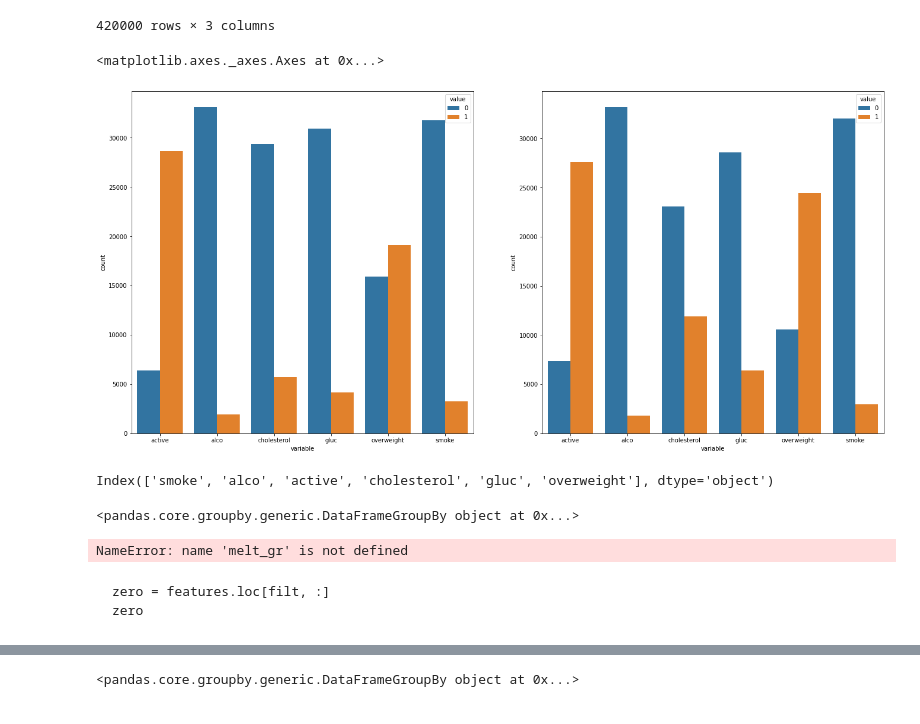
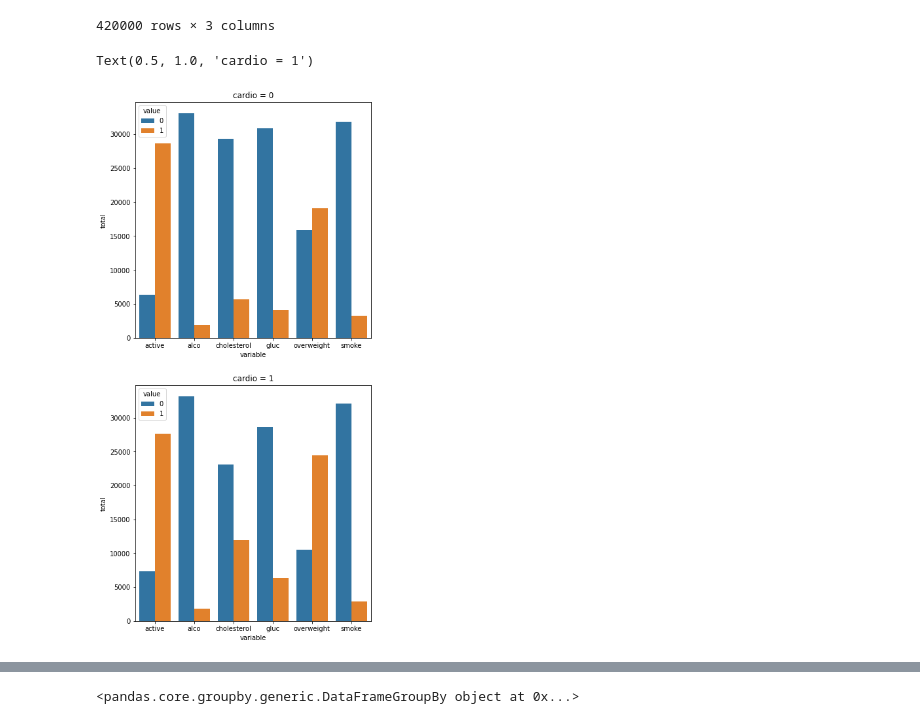
Before and after one commit to Hector-N/FCC-Data-Analysis-with-Python-Certification, a Jupyter notebook: medical_data_visualizer/MDV.ipynb, the cells around one changed output, grey strips where cells are left out. Drawn from its saved outputs; the diff is of its cells as text; code cells hidden in the pictures.

Commit message:
Draw count-plot

````diff
--- a/medical_data_visualizer/MDV.ipynb
+++ b/medical_data_visualizer/MDV.ipynb
@@ -6,4 +6,6 @@ import seaborn as sns
 
 %matplotlib inline
 # %%
-medical = pd.read_csv('medical_examination.csv')
+medical = pd.read_csv('medical_examination.csv', index_col='id')
+
+medical
@@ -124,50 +111,33 @@ melted
 # melted_0 = melted.loc[(melted.cardio == 0), :]
 # melted_0
 # %%
-# sns.catplot(x=melted_0.variable.values, y=melted_0.value.values)
-# sns.catplot(x=melted_0.variable, y=melted_0.value, data=melted_0)
-# sns.catplot(x=melted_0.variable, y=melted_0.value, data=melted_0, kind='bar')
-
 # 1
 # sns.catplot(x='variable', hue='value', data=melted_0, kind='count')
 
 # 2
-fig = plt.figure(figsize=(16, 8))
-ax1 = fig.add_axes([0, 0, 0.5, 1])
-ax2 = fig.add_axes([0.6, 0, 0.5, 1])
+fig = plt.figure(figsize=(5, 10))
+ax1 = fig.add_axes([0, 0, 1, 0.5])
+ax0 = fig.add_axes([0, 0.6, 1, 0.5])
 
 cols = sorted(list(features.drop('cardio', axis=1).columns))
 # sns.catplot(x='variable', hue='value', data=melted[melted.cardio == 0],
 #             ax=ax1,
 #             kind='count',
 #             hue_order=(0, 1),
 #             order=cols)
 sns.countplot(x='variable', hue='value', data=melted[melted.cardio == 0],
+            ax=ax0,
+            hue_order=(0, 1),
+            order=cols)
+sns.countplot(x='variable', hue='value', data=melted[melted.cardio == 1],
             ax=ax1,
             hue_order=(0, 1),
             order=cols)
-sns.countplot(x='variable', hue='value', data=melted[melted.cardio == 1],
-            ax=ax2,
-            hue_order=(0, 1),
-            order=cols)
+
+ax0.set_ylabel('total')
+ax1.set_ylabel('total')
+ax0.set_title('cardio = 0')
+ax1.set_title('cardio = 1')
 # %% [output]
-<matplotlib.axes._axes.Axes at 0x...>
+Text(0.5, 1.0, 'cardio = 1')
-[figure, old version]
+[figure, new version]
-# %%
-features.drop('cardio', axis=1).columns
-# %% [output]
-Index(['smoke', 'alco', 'active', 'cholesterol', 'gluc', 'overweight'], dtype='object')
-# %%
-melt_gr = melt.groupby(['cardio', 'variable'])
-melt_gr
-# %% [output]
-<pandas.core.groupby.generic.DataFrameGroupBy object at 0x...>
-# %%
-melt_gr.value_counts()
-# %% [output]
-NameError: name 'melt_gr' is not defined
-# %% [markdown]
-```filt = features.cardio == 0
-zero = features.loc[filt, :]
-zero
-```
````
Also changed, not shown: parts of 27 cells of this notebook, 2 other files.
